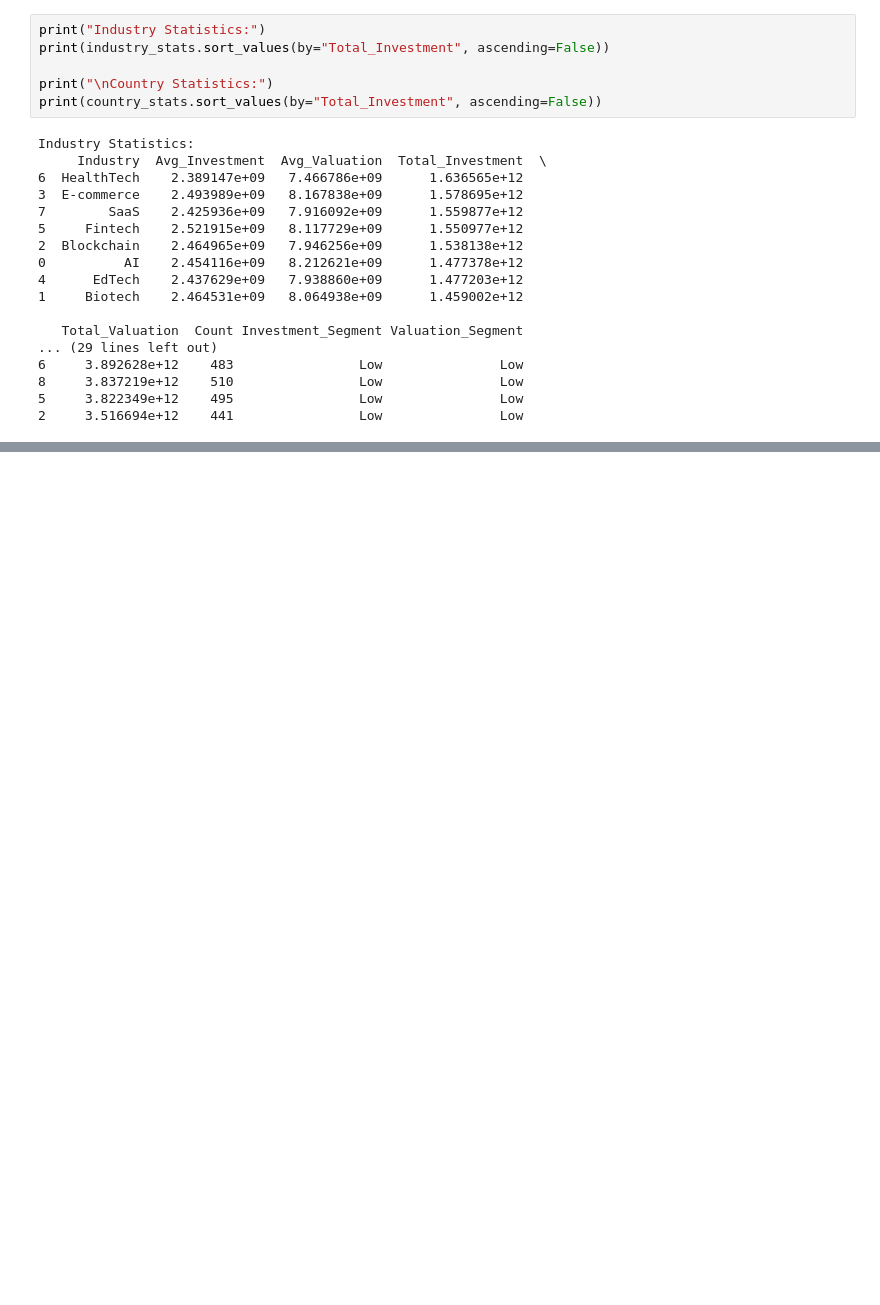
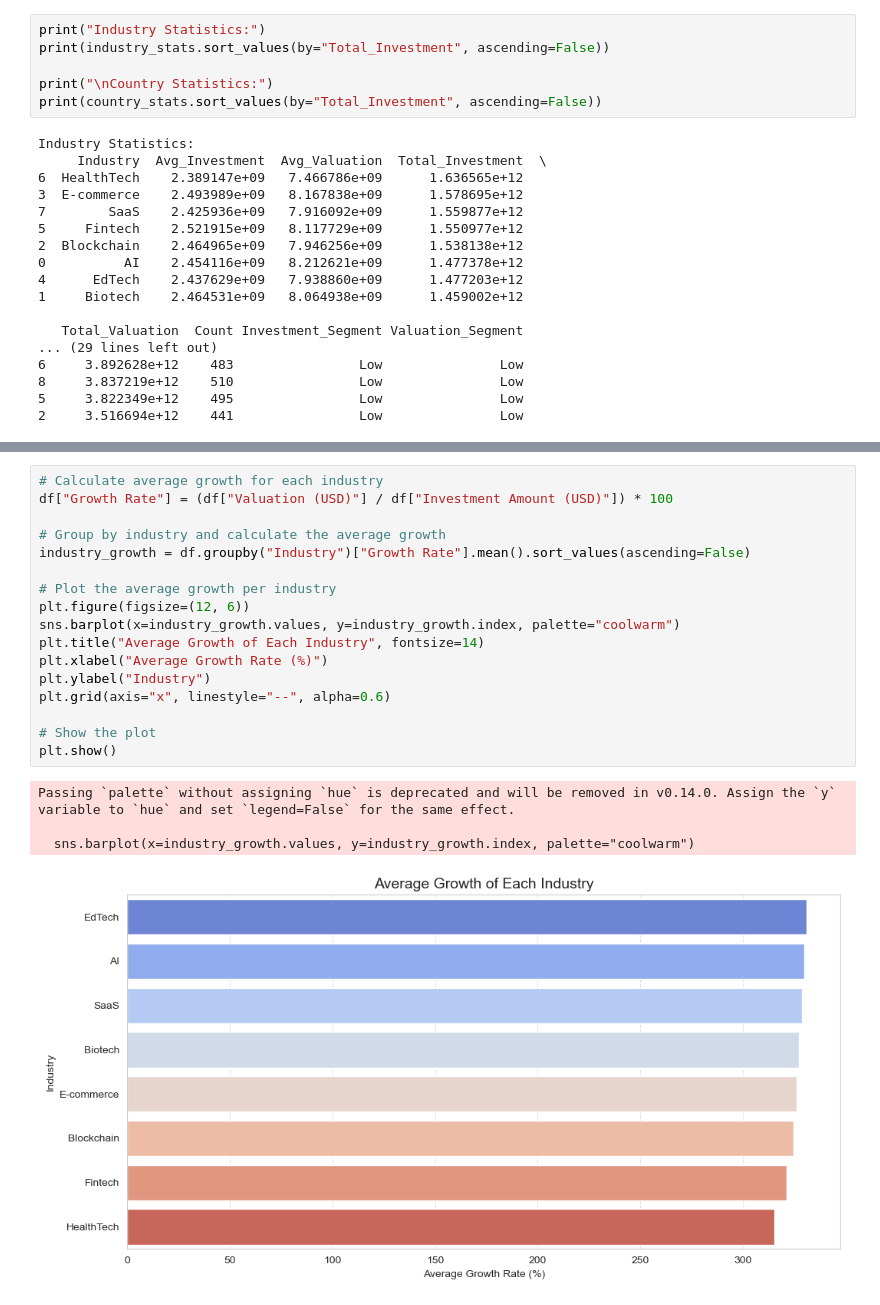
Before and after one commit to SheryllD/Project_Investment_Analysis, a Jupyter notebook: cleaningdata.ipynb, the cells around one changed output, grey strips where cells are left out. Drawn from its saved outputs; the diff is of its cells as text; blank space fills up the shorter version.

```diff
--- a/cleaningdata.ipynb
+++ b/cleaningdata.ipynb
@@ -329,0 +447,22 @@ Industry Statistics:
+# %%
+# Calculate average growth for each industry
+df["Growth Rate"] = (df["Valuation (USD)"] / df["Investment Amount (USD)"]) * 100
+
+# Group by industry and calculate the average growth
+industry_growth = df.groupby("Industry")["Growth Rate"].mean().sort_values(ascending=False)
+
+# Plot the average growth per industry
+plt.figure(figsize=(12, 6))
+sns.barplot(x=industry_growth.values, y=industry_growth.index, palette="coolwarm")
+plt.title("Average Growth of Each Industry", fontsize=14)
+plt.xlabel("Average Growth Rate (%)")
+plt.ylabel("Industry")
+plt.grid(axis="x", linestyle="--", alpha=0.6)
+
+# Show the plot
+plt.show()
+# %% [output]
+Passing `palette` without assigning `hue` is deprecated and will be removed in v0.14.0. Assign the `y` variable to `hue` and set `legend=False` for the same effect.
+
+  sns.barplot(x=industry_growth.values, y=industry_growth.index, palette="coolwarm")
+[figure, added]
```
Also changed, not shown: parts of 6 cells of this notebook, 1 other file.
